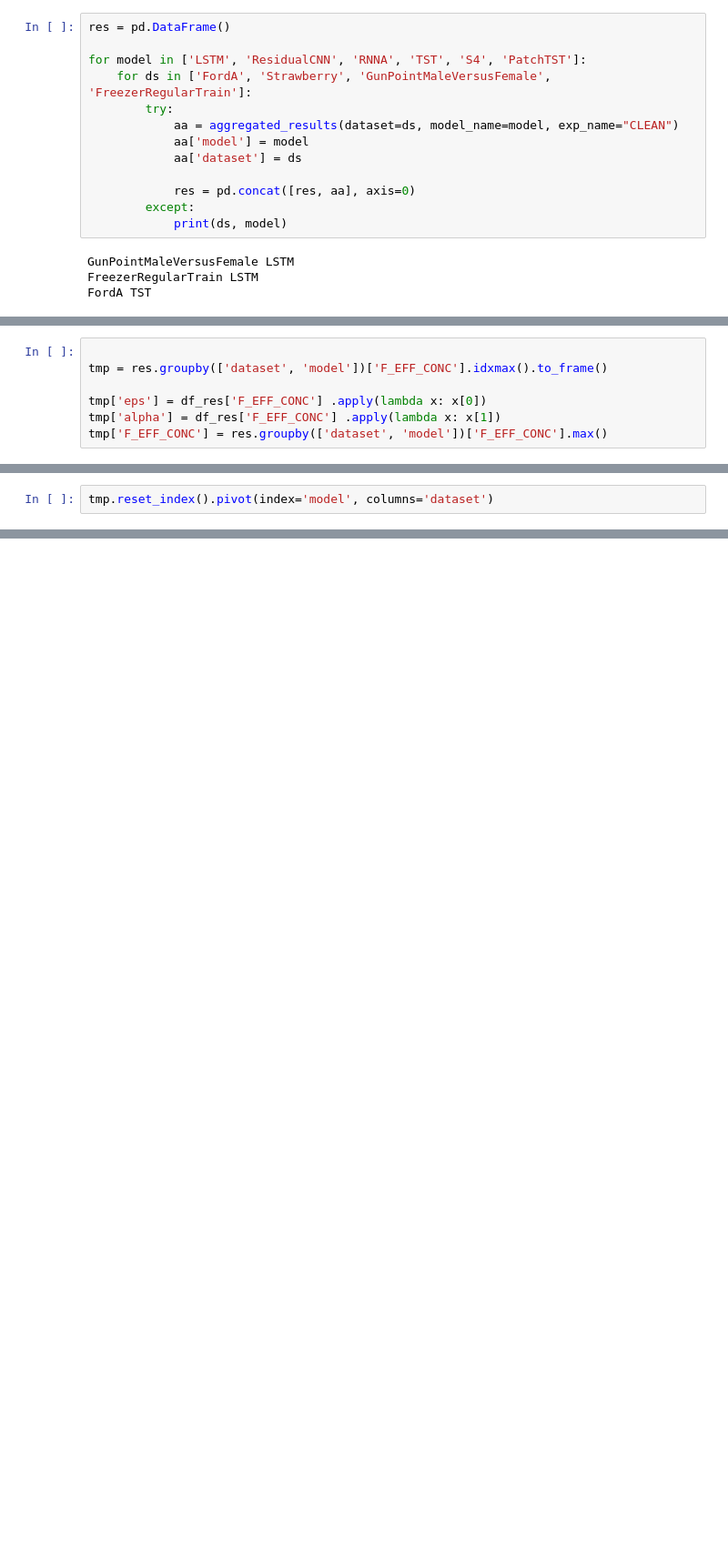
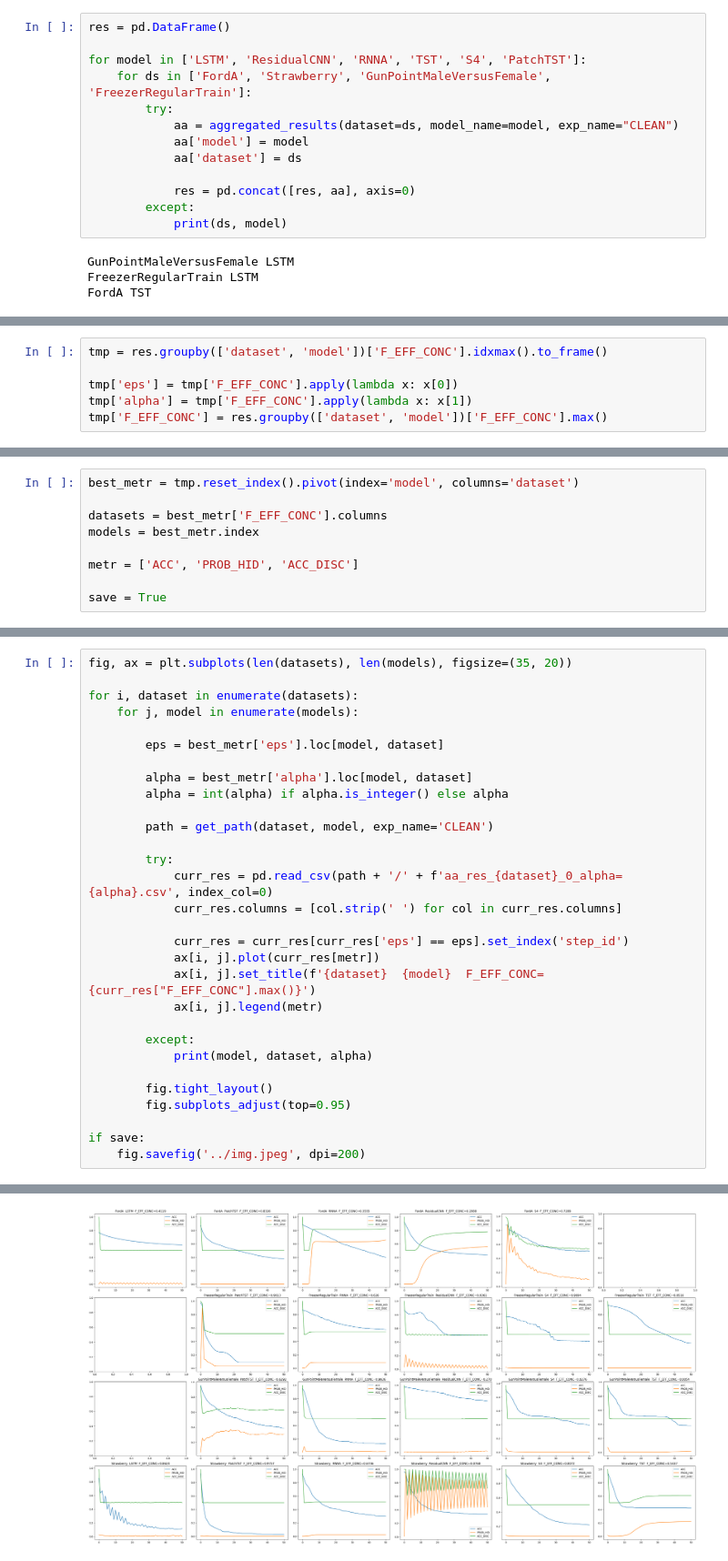
Before and after one commit to petrsokerin/Hidden_adversarial_attacks, a Jupyter notebook: notebooks/get_results.ipynb, the cells around one changed output, grey strips where cells are left out. Shown at 91% size. Saved outputs shown, nothing was run; the diff lists cells and outputs as text; blank space fills up the shorter version.

```diff
--- a/notebooks/get_results.ipynb
+++ b/notebooks/get_results.ipynb
@@ -190,7 +152,6 @@ Name: F_EFF_CONC, dtype: object
 # %%
-
 tmp = res.groupby(['dataset', 'model'])['F_EFF_CONC'].idxmax().to_frame()
 
-tmp['eps'] = df_res['F_EFF_CONC'] .apply(lambda x: x[0])
-tmp['alpha'] = df_res['F_EFF_CONC'] .apply(lambda x: x[1])
+tmp['eps'] = tmp['F_EFF_CONC'].apply(lambda x: x[0])
+tmp['alpha'] = tmp['F_EFF_CONC'].apply(lambda x: x[1])
 tmp['F_EFF_CONC'] = res.groupby(['dataset', 'model'])['F_EFF_CONC'].max()
@@ -208,2 +170,9 @@ res[res['dataset']=='FordA'].loc[(0.005, 0.10)].set_index('model')
 # %%
-tmp.reset_index().pivot(index='model', columns='dataset')
+best_metr = tmp.reset_index().pivot(index='model', columns='dataset')
+
+datasets = best_metr['F_EFF_CONC'].columns
+models = best_metr.index
+
+metr = ['ACC', 'PROB_HID', 'ACC_DISC']
+
+save = True
@@ -219,0 +179,31 @@ tmp.reset_index().pivot(index='model', columns='dataset')
+# %%
+fig, ax = plt.subplots(len(datasets), len(models), figsize=(35, 20))
+
+for i, dataset in enumerate(datasets):
+    for j, model in enumerate(models):
+
+        eps = best_metr['eps'].loc[model, dataset]
+
+        alpha = best_metr['alpha'].loc[model, dataset]
+        alpha = int(alpha) if alpha.is_integer() else alpha
+
+        path = get_path(dataset, model, exp_name='CLEAN')
+
+        try:
+            curr_res = pd.read_csv(path + '/' + f'aa_res_{dataset}_0_alpha={alpha}.csv', index_col=0)
+            curr_res.columns = [col.strip(' ') for col in curr_res.columns]
+
+            curr_res = curr_res[curr_res['eps'] == eps].set_index('step_id')
+            ax[i, j].plot(curr_res[metr])
+            ax[i, j].set_title(f'{dataset}  {model}  F_EFF_CONC={curr_res["F_EFF_CONC"].max()}')
+            ax[i, j].legend(metr)
+
+        except:
+            print(model, dataset, alpha)
+
+        fig.tight_layout()
+        fig.subplots_adjust(top=0.95)
+
+if save:
+    fig.savefig('../img.jpeg', dpi=200)
+# %% [output]
@@ -219,0 +213 @@ tmp.reset_index().pivot(index='model', columns='dataset')
+[figure, added]
```
Also changed, not shown: parts of 8 cells of this notebook.
